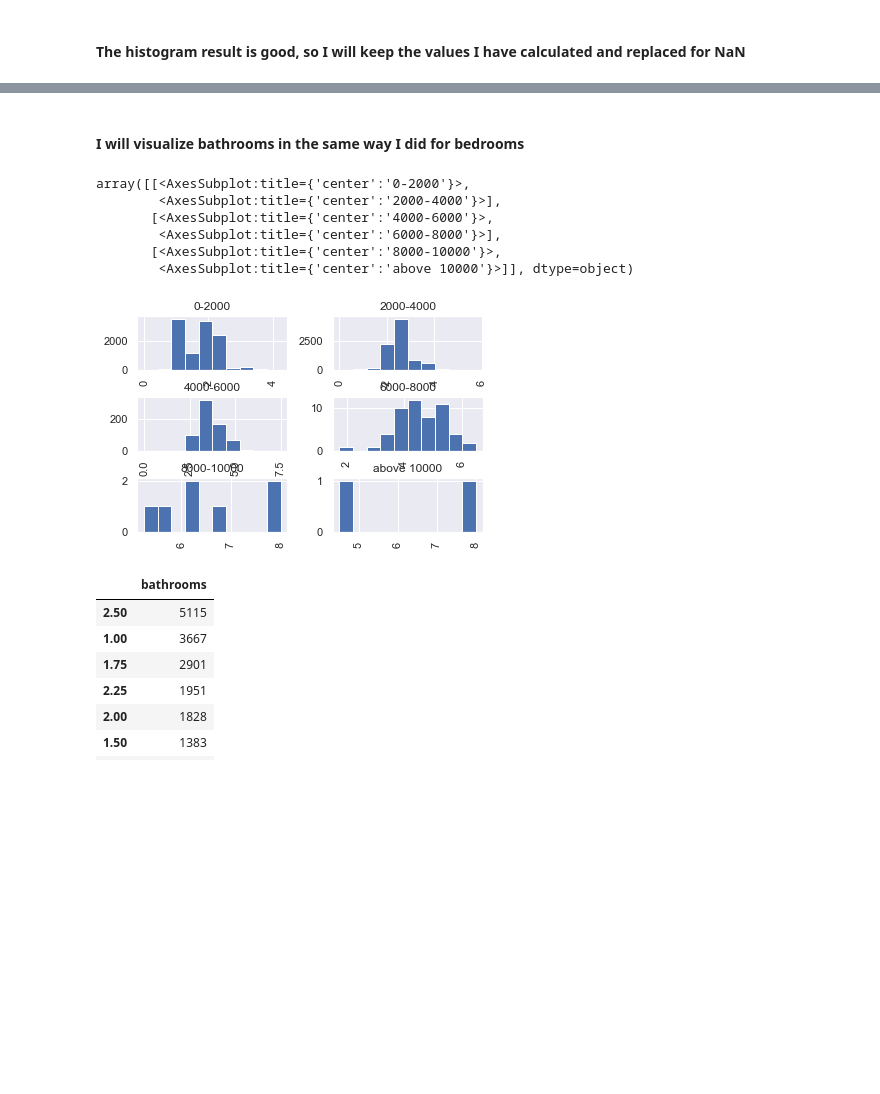
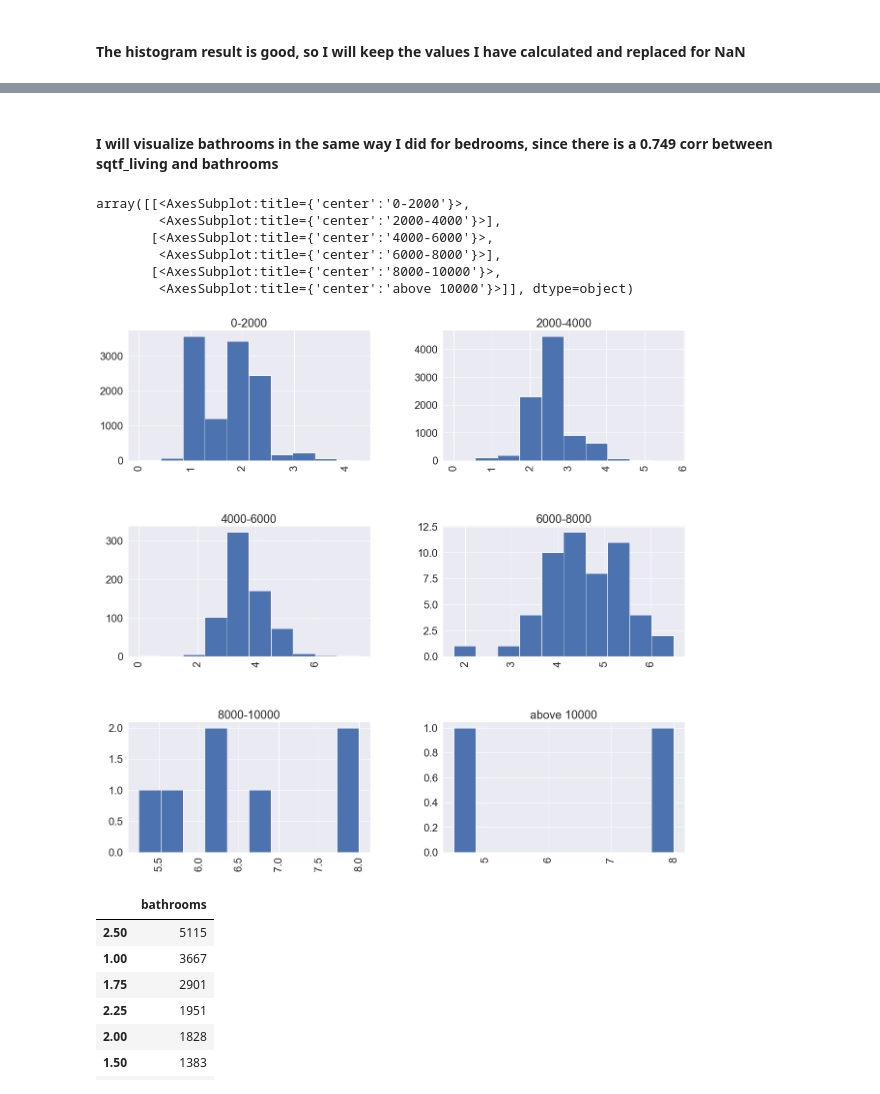
Before and after one commit to bpeterson25/USD_500B_Final_UEW-BP, a Jupyter notebook: 500B_Final_UEW-BP.ipynb, the cells around one changed output, grey strips where cells are left out. Saved outputs shown, nothing was run; the diff lists cells and outputs as text; code cells hidden in the pictures; blank space fills up the shorter version.

```diff
--- a/500B_Final_UEW-BP.ipynb
+++ b/500B_Final_UEW-BP.ipynb
@@ -597,18 +606,18 @@ sqft_bins           0
 bed_assign          0
 dtype: int64
 # %% [markdown]
-#### I will visualize bathrooms in the same way I did for bedrooms
+#### I will visualize bathrooms in the same way I did for bedrooms, since there is a 0.749 corr between sqtf_living and bathrooms
 # %%
 #I find a relatively gaussian distribution except for the large sqft homes, this means I have chosen good bins to visualize bathrooms
-housing_ml['bathrooms'].hist(by=housing_ml['sqft_bins'])
+housing_ml['bathrooms'].hist(by=housing_ml['sqft_bins'],figsize = (20,20))
 # %% [output]
 array([[<AxesSubplot:title={'center':'0-2000'}>,
         <AxesSubplot:title={'center':'2000-4000'}>],
        [<AxesSubplot:title={'center':'4000-6000'}>,
         <AxesSubplot:title={'center':'6000-8000'}>],
        [<AxesSubplot:title={'center':'8000-10000'}>,
         <AxesSubplot:title={'center':'above 10000'}>]], dtype=object)
-[figure, old version]
+[figure, new version]
 # %%
 #check the values of bathrooms prior to imputing to the NaN values:
 housing_ml['bathrooms'].value_counts().to_frame()
```
Also changed, not shown: parts of 65 cells of this notebook.
